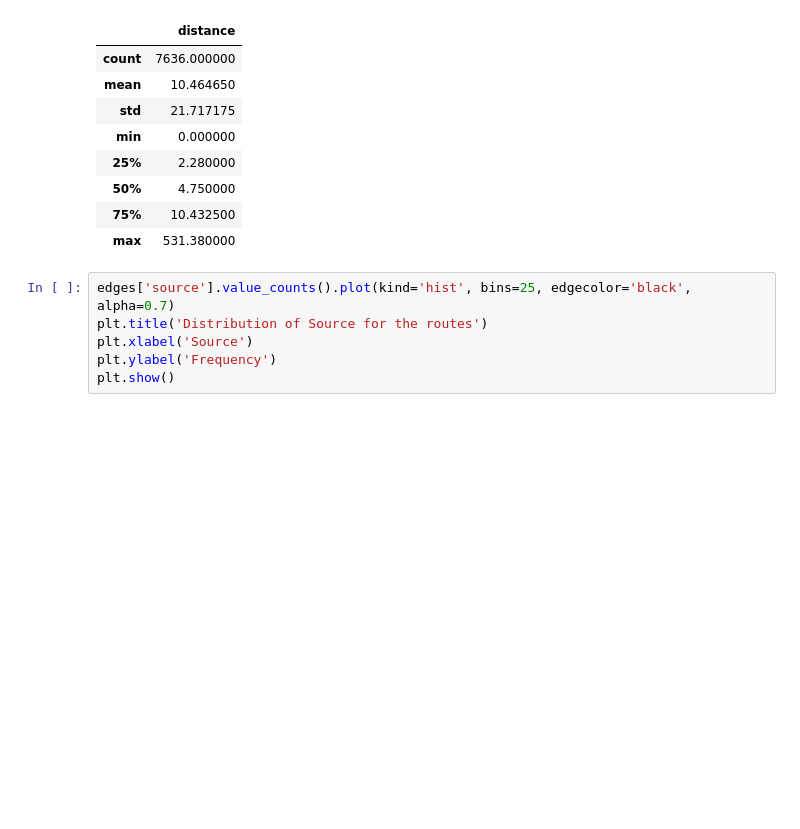
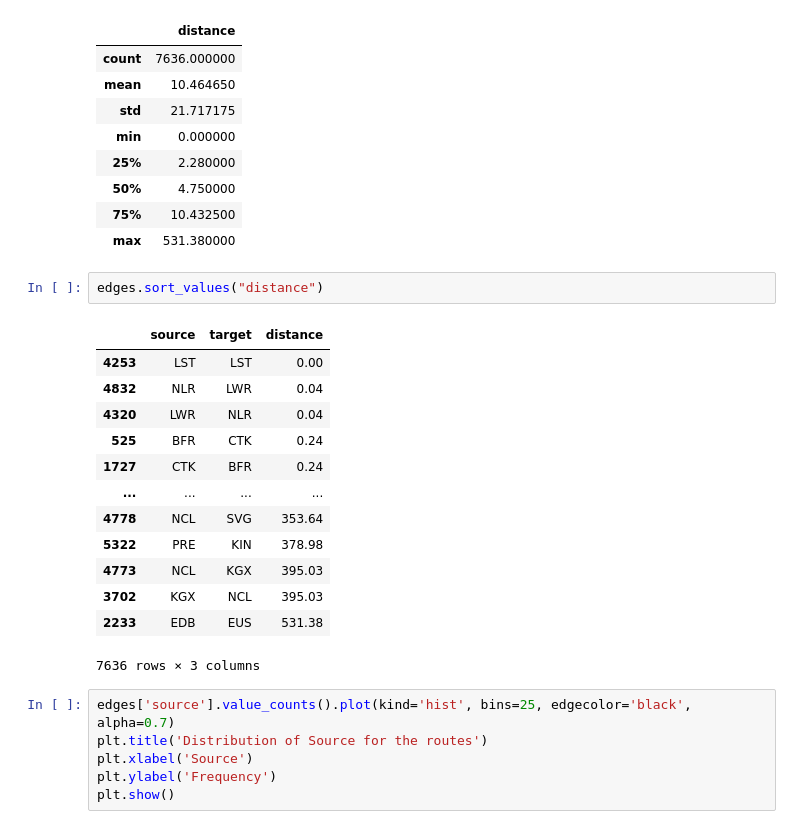
Before and after one commit to ItsVasconcellos/final-year-project, a Jupyter notebook: statiscal_analysis.ipynb, the cells around one changed output. Drawn from its saved outputs; the diff is of its cells as text; blank space fills up the shorter version.

```diff
--- a/statiscal_analysis.ipynb
+++ b/statiscal_analysis.ipynb
@@ -28,6 +45,22 @@ edges.describe()
 | 50% | 4.750000 |
 | 75% | 10.432500 |
 | max | 531.380000 |
+# %%
+edges.sort_values("distance")
+# %% [output]
+|  | source | target | distance |
+| 4253 | LST | LST | 0.00 |
+| 4832 | NLR | LWR | 0.04 |
+| 4320 | LWR | NLR | 0.04 |
+| 525 | BFR | CTK | 0.24 |
+| 1727 | CTK | BFR | 0.24 |
+| ... | ... | ... | ... |
+| 4778 | NCL | SVG | 353.64 |
+| 5322 | PRE | KIN | 378.98 |
+| 4773 | NCL | KGX | 395.03 |
+| 3702 | KGX | NCL | 395.03 |
+| 2233 | EDB | EUS | 531.38 |
+7636 rows × 3 columns
 # %%
 edges['source'].value_counts().plot(kind='hist', bins=25, edgecolor='black', alpha=0.7)
 plt.title('Distribution of Source for the routes')
```
Also changed, not shown: parts of 11 cells of this notebook, 5 other files.
